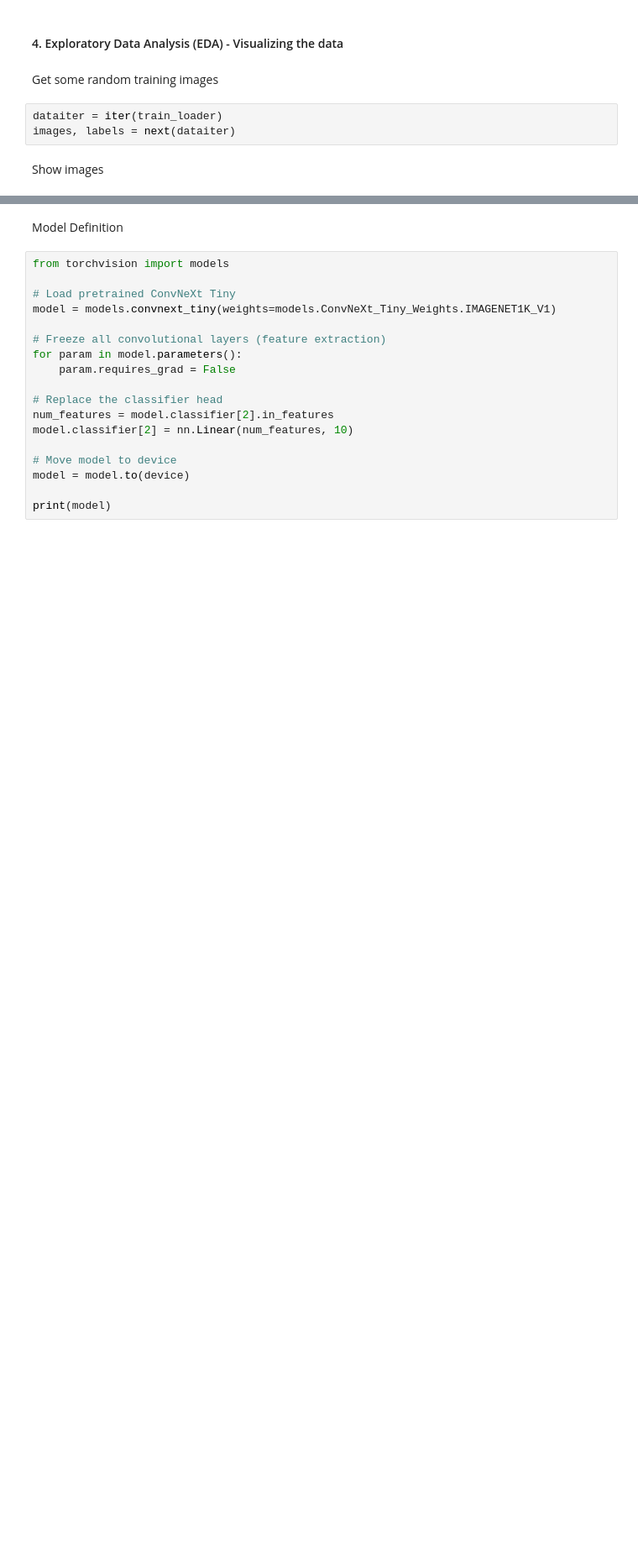
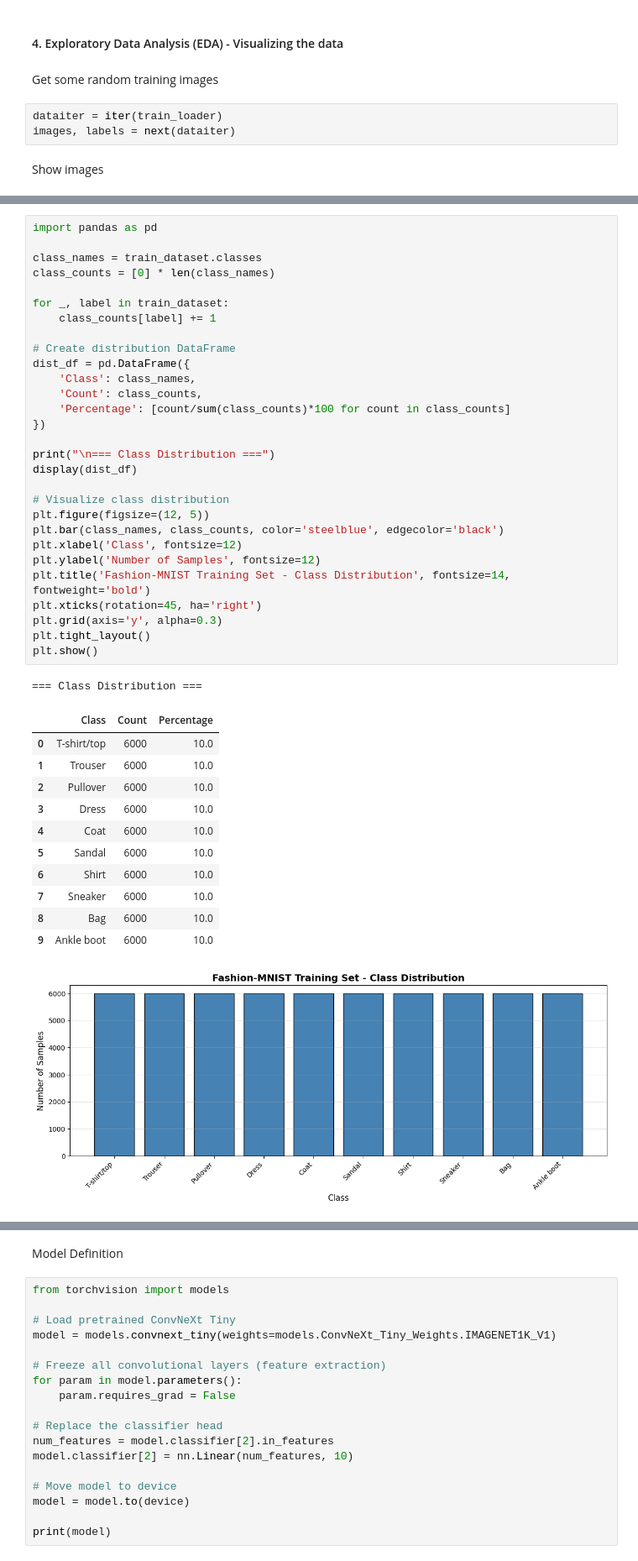
Before and after one commit to filipzekovich/Deep-Learning-Model, a Jupyter notebook: DL_Project_Notebook.ipynb, the cells around one changed output, grey strips where cells are left out. Shown at 84% size. Cells and saved outputs as stored; diff of their text form; blank space fills up the shorter version.

```diff
--- a/DL_Project_Notebook.ipynb
+++ b/DL_Project_Notebook.ipynb
@@ -112,0 +117,43 @@ GroundTruth:  Sandal Coat Trouser T-shirt/top
+# %%
+import pandas as pd
+
+class_names = train_dataset.classes
+class_counts = [0] * len(class_names)
+
+for _, label in train_dataset:
+    class_counts[label] += 1
+
+# Create distribution DataFrame
+dist_df = pd.DataFrame({
+    'Class': class_names,
+    'Count': class_counts,
+    'Percentage': [count/sum(class_counts)*100 for count in class_counts]
+})
+
+print("\n=== Class Distribution ===")
+display(dist_df)
+
+# Visualize class distribution
+plt.figure(figsize=(12, 5))
+plt.bar(class_names, class_counts, color='steelblue', edgecolor='black')
+plt.xlabel('Class', fontsize=12)
+plt.ylabel('Number of Samples', fontsize=12)
+plt.title('Fashion-MNIST Training Set - Class Distribution', fontsize=14, fontweight='bold')
+plt.xticks(rotation=45, ha='right')
+plt.grid(axis='y', alpha=0.3)
+plt.tight_layout()
+plt.show()
+# %% [output]
+=== Class Distribution ===
+|  | Class | Count | Percentage |
+| 0 | T-shirt/top | 6000 | 10.0 |
+| 1 | Trouser | 6000 | 10.0 |
+| 2 | Pullover | 6000 | 10.0 |
+| 3 | Dress | 6000 | 10.0 |
+| 4 | Coat | 6000 | 10.0 |
+| 5 | Sandal | 6000 | 10.0 |
+| 6 | Shirt | 6000 | 10.0 |
+| 7 | Sneaker | 6000 | 10.0 |
+| 8 | Bag | 6000 | 10.0 |
+| 9 | Ankle boot | 6000 | 10.0 |
+[figure, added]
```
Also changed, not shown: parts of 19 cells of this notebook.
